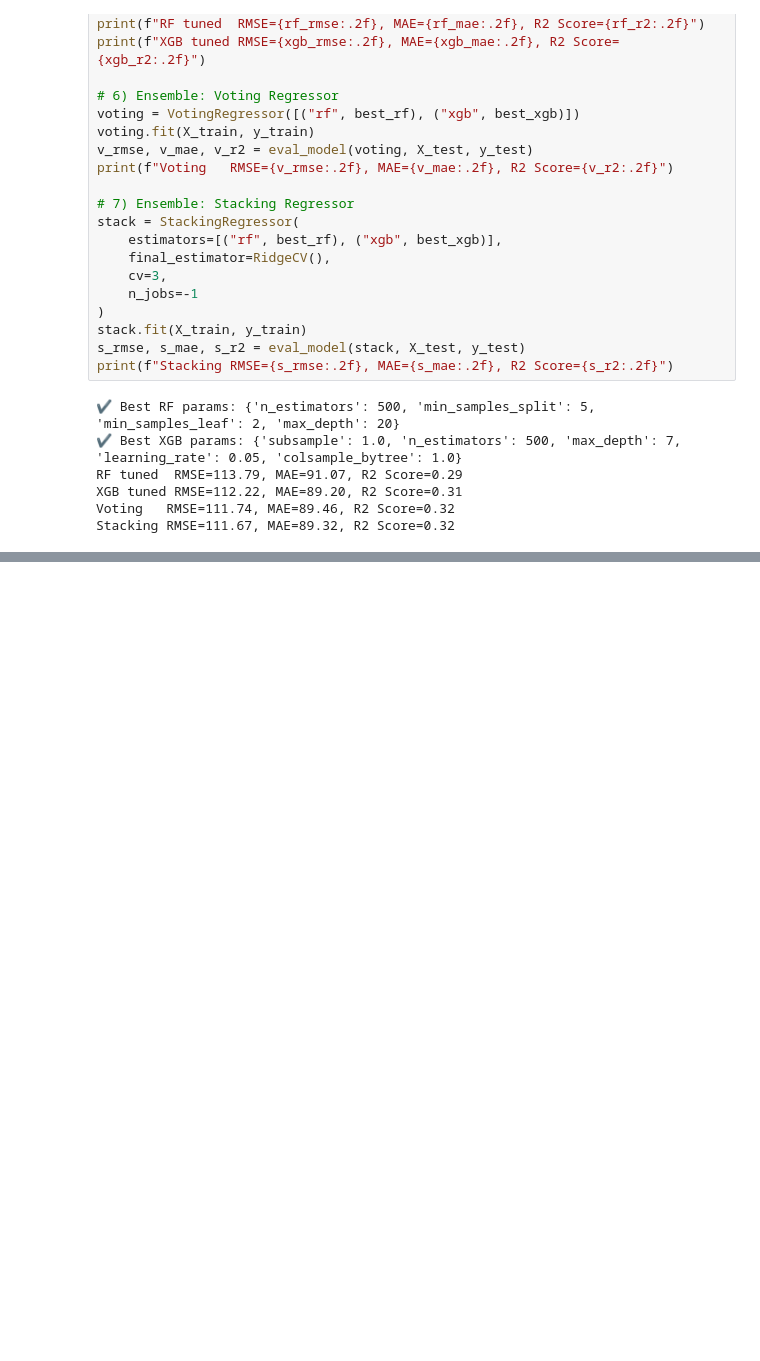
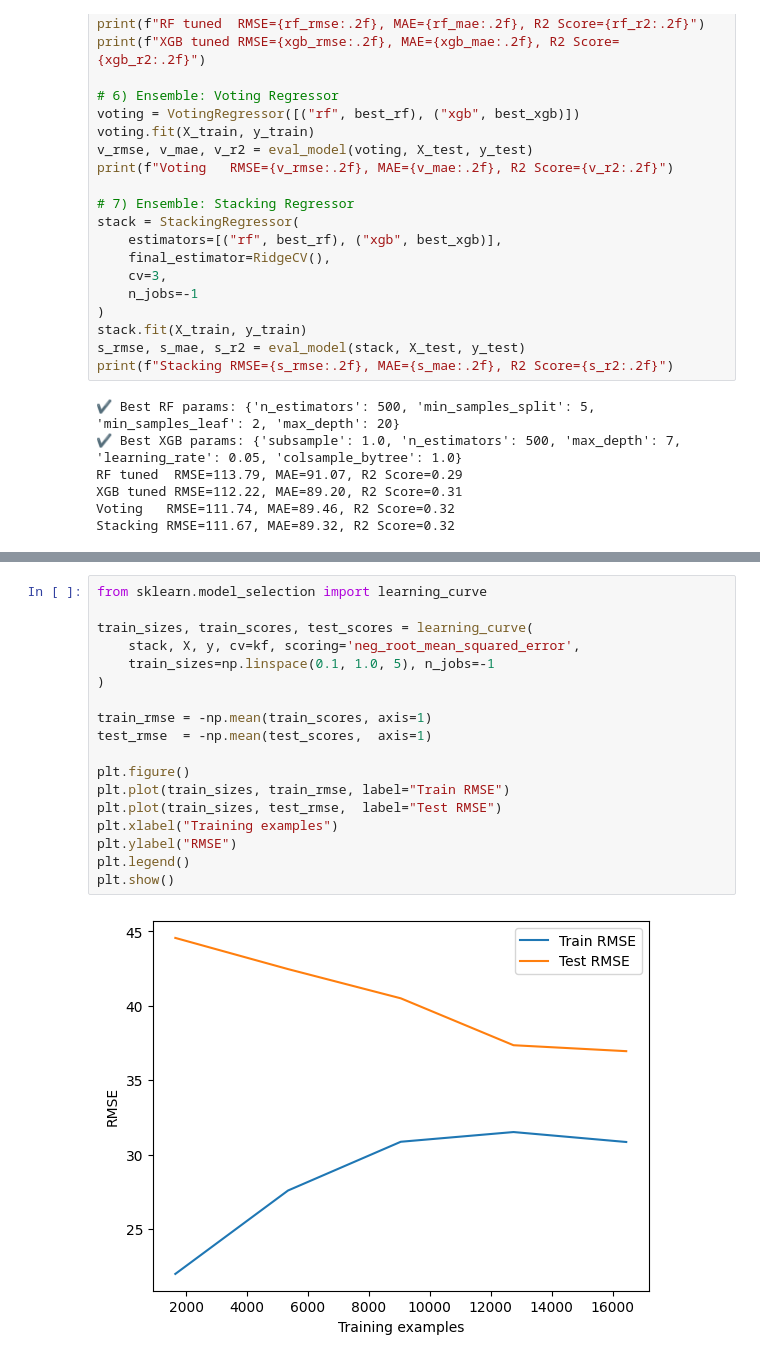
Before and after one commit to jiwon512/advanced_project, a Jupyter notebook: jiwon_project/2.eda/restart.ipynb, the cells around one changed output, grey strips where cells are left out. Cells and saved outputs as stored; diff of their text form; blank space fills up the shorter version.

```diff
--- a/jiwon_project/2.eda/restart.ipynb
+++ b/jiwon_project/2.eda/restart.ipynb
@@ -739,0 +953,20 @@ Stacking RMSE=111.67, MAE=89.32, R2 Score=0.32
+# %%
+from sklearn.model_selection import learning_curve
+
+train_sizes, train_scores, test_scores = learning_curve(
+    stack, X, y, cv=kf, scoring='neg_root_mean_squared_error',
+    train_sizes=np.linspace(0.1, 1.0, 5), n_jobs=-1
+)
+
+train_rmse = -np.mean(train_scores, axis=1)
+test_rmse  = -np.mean(test_scores,  axis=1)
+
+plt.figure()
+plt.plot(train_sizes, train_rmse, label="Train RMSE")
+plt.plot(train_sizes, test_rmse,  label="Test RMSE")
+plt.xlabel("Training examples")
+plt.ylabel("RMSE")
+plt.legend()
+plt.show()
+# %% [output]
+[figure, added]
```
Also changed, not shown: parts of 11 cells of this notebook, 8 other files.
